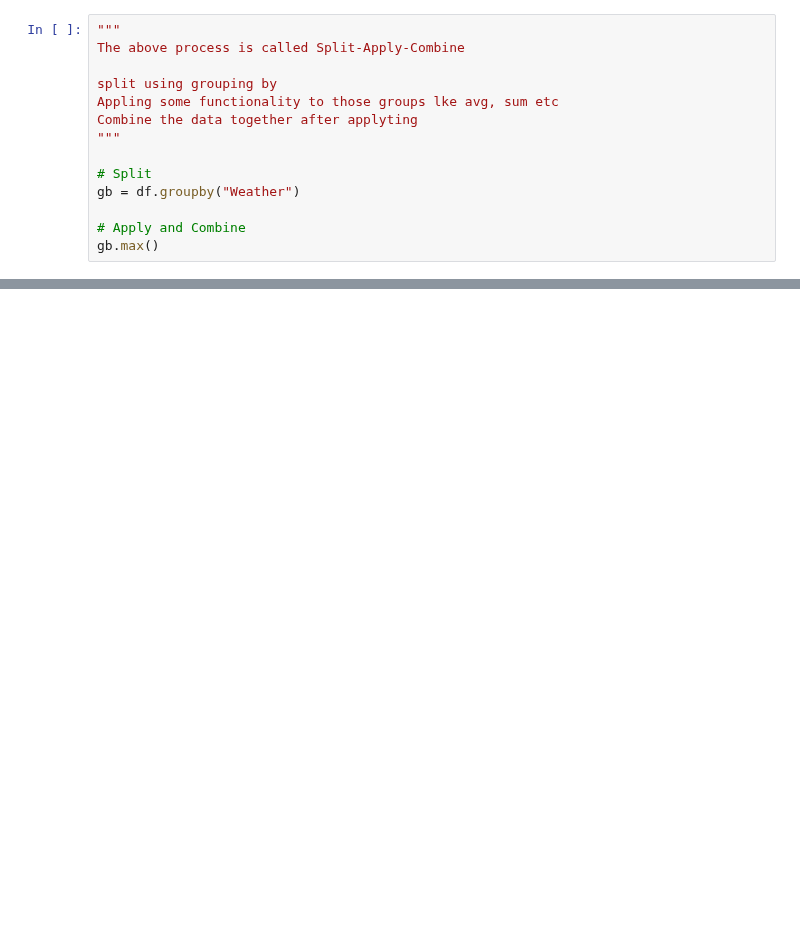
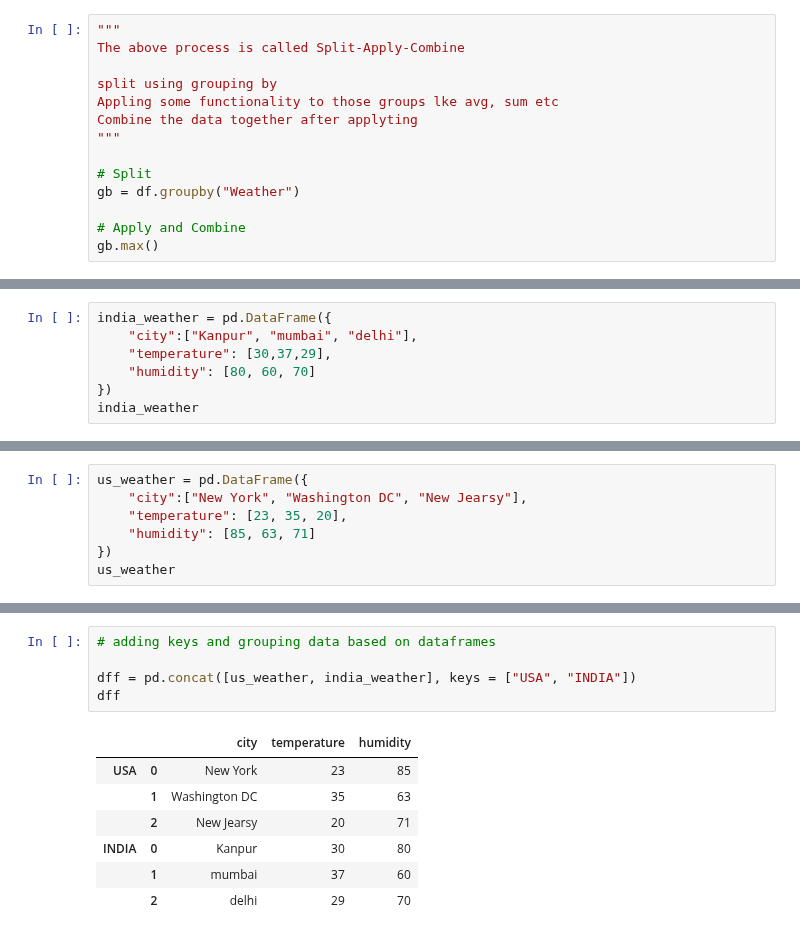
Before and after one commit to Tanay-Dwivedi/DADS-practice, a Jupyter notebook: Python/Pandas/pandas_practice3.ipynb, the cells around one changed output, grey strips where cells are left out. Cells and saved outputs as stored; diff of their text form; blank space fills up the shorter version.

```diff
--- a/Python/Pandas/pandas_practice3.ipynb
+++ b/Python/Pandas/pandas_practice3.ipynb
@@ -129,0 +134,7 @@ gb.min()
+# %%
+india_weather = pd.DataFrame({
+    "city":["Kanpur", "mumbai", "delhi"],
+    "temperature": [30,37,29],
+    "humidity": [80, 60, 70]
+})
+india_weather
@@ -129,0 +146,7 @@ gb.min()
+# %%
+us_weather = pd.DataFrame({
+    "city":["New York", "Washington DC", "New Jearsy"],
+    "temperature": [23, 35, 20],
+    "humidity": [85, 63, 71]
+})
+us_weather
@@ -129,0 +182,13 @@ gb.min()
+# %%
+# adding keys and grouping data based on dataframes
+
+dff = pd.concat([us_weather, india_weather], keys = ["USA", "INDIA"])
+dff
+# %% [output]
+|  |  | city | temperature | humidity |
+| USA | 0 | New York | 23 | 85 |
+|  | 1 | Washington DC | 35 | 63 |
+|  | 2 | New Jearsy | 20 | 71 |
+| INDIA | 0 | Kanpur | 30 | 80 |
+|  | 1 | mumbai | 37 | 60 |
+|  | 2 | delhi | 29 | 70 |
```
Also changed, not shown: parts of 27 cells of this notebook.
